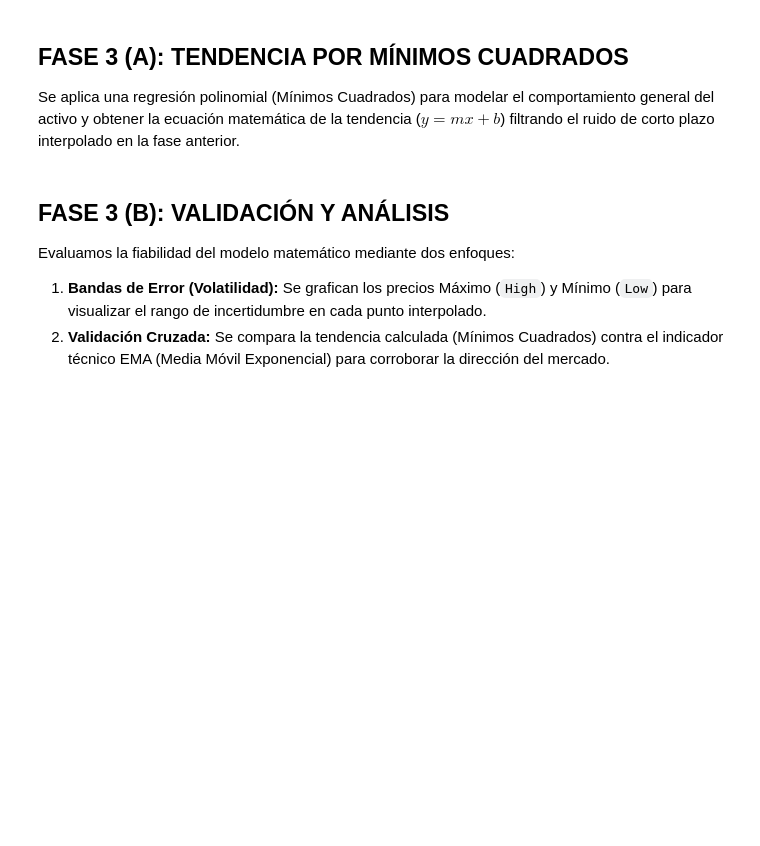
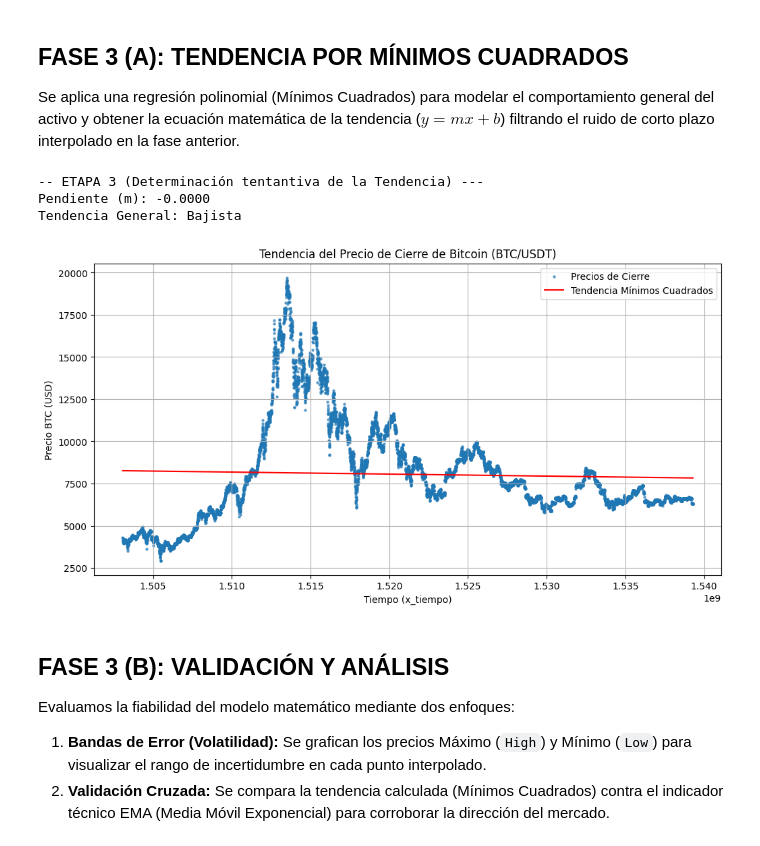
Before and after one commit to Nico222614/Dominio-Grupo-4-Finanzas, a Jupyter notebook: CÓDIGO/AvanceProyecto01.ipynb, the cells around one changed output. Cells and saved outputs as stored; diff of their text form; code cells hidden in the pictures; blank space fills up the shorter version.

```diff
--- a/CÓDIGO/AvanceProyecto01.ipynb
+++ b/CÓDIGO/AvanceProyecto01.ipynb
@@ -169,3 +172,49 @@ Se aplica una regresión polinomial (Mínimos Cuadrados) para modelar el comport
+# %%
+# =========================
+# FASE 3 (A): TENDENCIA POR MÍNIMOS CUADRADOS
+# =========================
+def calcular_tendencia(t, precios):
+
+    # 1. Ajuste del modelo
+    # np.polyfit(x, y, grado) devuelve los coeficientes [pendiente, interseccion]
+    # Usamos grado=1 para una regresión lineal (y = mx + b) por Mínimos Cuadrados.
+    pendiente, interseccion = np.polyfit(t, precios, 1)
+
+    # 2. Generar la línea de tendencia
+    # np.polyval evalúa el polinomio p(x) en los puntos t
+    tendencia = np.polyval([pendiente, interseccion], t)
+
+    # 3. Determinar tipo de tendencia
+    tipo_tendencia = "Alcista" if pendiente > 0 else "Bajista"
+
+    print(f"-- ETAPA 3 (Determinación tentantiva de la Tendencia) ---")
+    print(f"Pendiente (m): {pendiente:.4f}")
+    print(f"Tendencia General: {tipo_tendencia}")
+
+    return t, tendencia
+
+# --- EJECUCIÓN ---
+# Usamos 'x_tiempo' como el eje x (tiempo) y 'close_price' como los precios
+t_data = df_final['x_tiempo']
+precios_data = df_final['close_price']
+
+t_trend, precio_trend = calcular_tendencia(t_data, precios_data)
+
+# Gráfica de validación con datos reales
+plt.figure(figsize=(12, 6))
+plt.scatter(t_data, precios_data, label='Precios de Cierre', alpha=0.6, s=5)
+plt.plot(t_data, precio_trend, color='red', label='Tendencia Mínimos Cuadrados')
+plt.title('Tendencia del Precio de Cierre de Bitcoin (BTC/USDT)')
+plt.xlabel('Tiempo (x_tiempo)')
+plt.ylabel('Precio BTC (USD)')
+plt.legend()
+plt.grid(True)
+plt.show()
+# %% [output]
+-- ETAPA 3 (Determinación tentantiva de la Tendencia) ---
+Pendiente (m): -0.0000
+Tendencia General: Bajista
+[figure, added]
 # %% [markdown]
 ## FASE 3 (B): VALIDACIÓN Y ANÁLISIS
 
```
Also changed, not shown: parts of 4 cells of this notebook.
